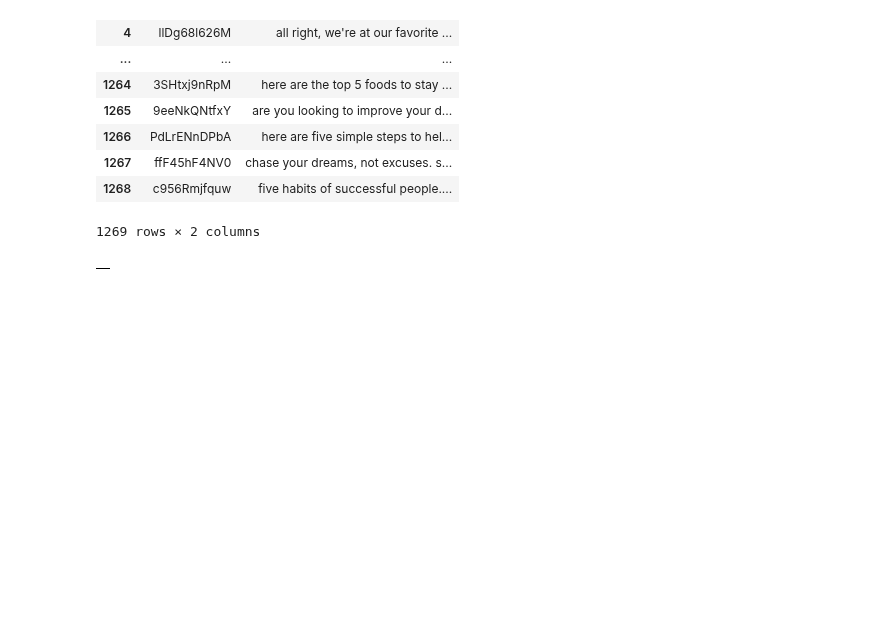
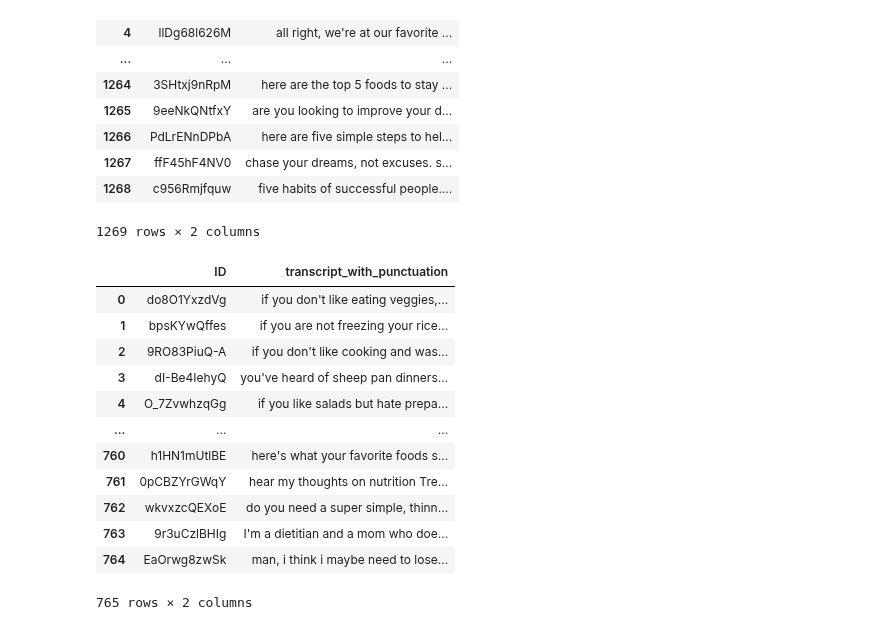
Before and after one commit to rileybaerg/TruthTube, a Jupyter notebook: sentence-token.ipynb, the cells around one changed output. Drawn from its saved outputs; the diff is of its cells as text; code cells hidden in the pictures; blank space fills up the shorter version.

Commit message:
deleted unnecessary files, added informative transcript punctuation csv

```diff
--- a/sentence-token.ipynb
+++ b/sentence-token.ipynb
@@ -267,26 +217,44 @@ result_df
 # %%
 result_df.to_csv('misinfo_trans_with_punctuation.csv')
 # %%
+import pandas as pd
+from deepmultilingualpunctuation import PunctuationModel
+
+# Initialize the PunctuationModel
+model2 = PunctuationModel()
+
 # Create an empty list to store dictionaries of results
 result2_list = []
 
 # Iterate over each row in the DataFrame
 for index, row in infotranscripts_df.iterrows():
     # Access the transcript text in the current row
     text = row['transcript']
 
     # Restore punctuation using the model
-    result = model.restore_punctuation(text)
+    result2 = model2.restore_punctuation(text)
 
     # Append the result to the list
-    result_list.append({'ID': row['ID'], 'transcript_with_punctuation': result})
+    result2_list.append({'ID': row['ID'], 'transcript_with_punctuation': result2})
 
 # Convert the list of dictionaries into a DataFrame
 result2_df = pd.DataFrame(result2_list)
 
 # Print the new DataFrame
 result2_df
 # %% [output]
-|  |
+|  | ID | transcript_with_punctuation |
+| 0 | do8O1YxzdVg | if you don't like eating veggies,... |
+| 1 | bpsKYwQffes | if you are not freezing your rice... |
+| 2 | 9RO83PiuQ-A | if you don't like cooking and was... |
+| 3 | dI-Be4IehyQ | you've heard of sheep pan dinners... |
+| 4 | O_7ZvwhzqGg | if you like salads but hate prepa... |
+| ... | ... | ... |
+| 760 | h1HN1mUtlBE | here's what your favorite foods s... |
+| 761 | 0pCBZYrGWqY | hear my thoughts on nutrition Tre... |
+| 762 | wkvxzcQEXoE | do you need a super simple, thinn... |
+| 763 | 9r3uCzlBHIg | I'm a dietitian and a mom who doe... |
+| 764 | EaOrwg8zwSk | man, i think i maybe need to lose... |
+765 rows × 2 columns
 # %%
 result2_df.to_csv('info_trans_with_punctuation.csv')
```
Also changed, not shown: parts of 7 cells of this notebook, 3 other files.
